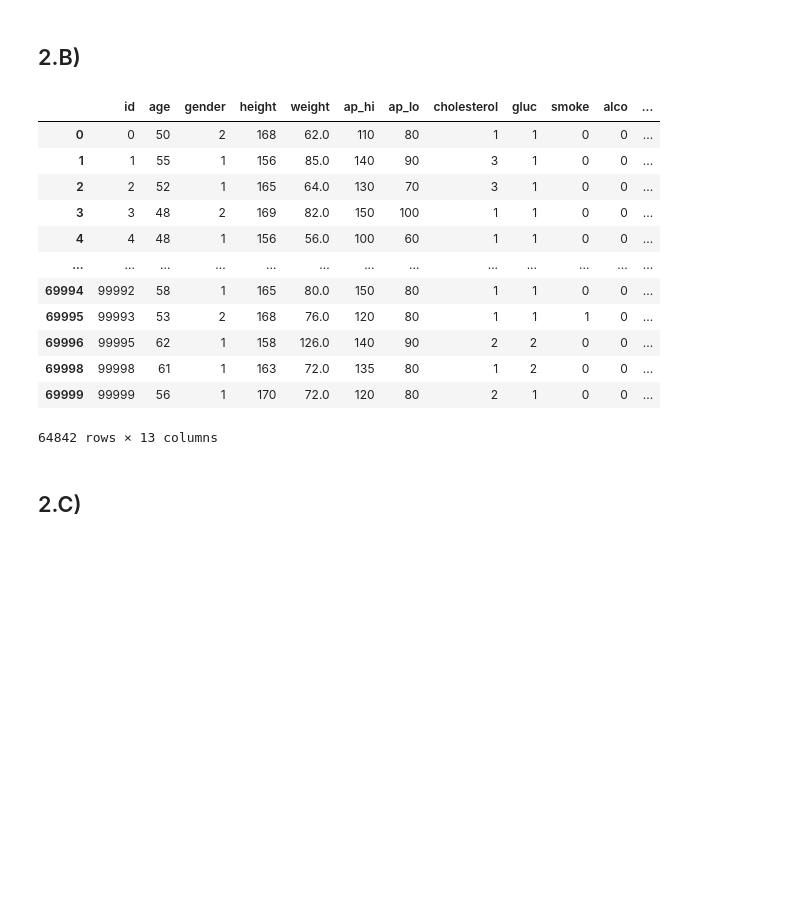
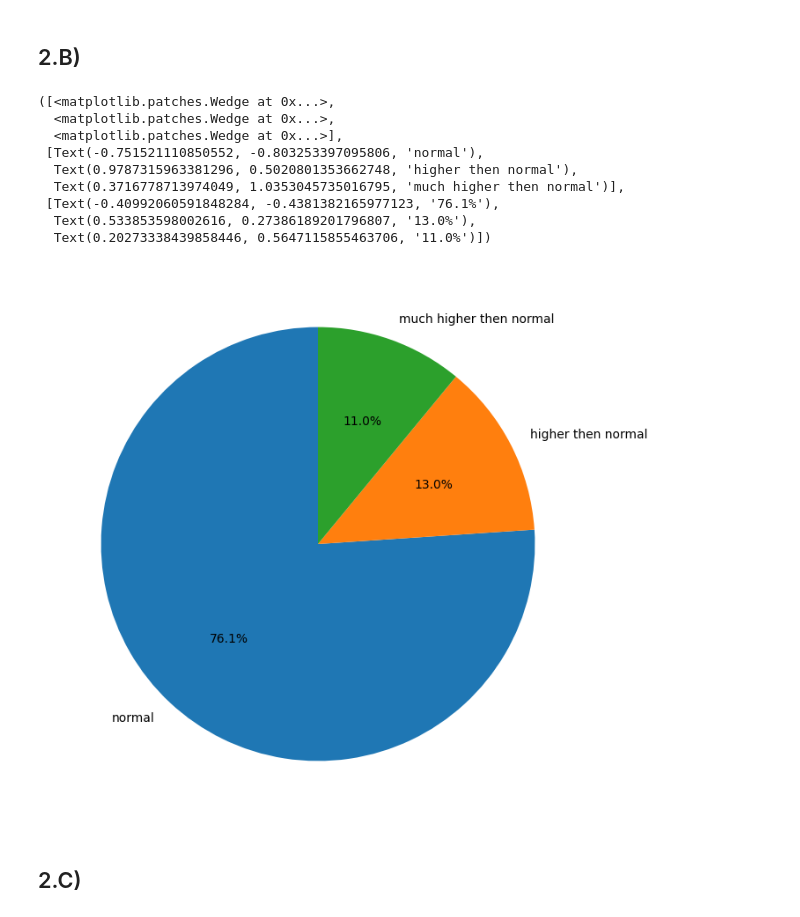
Before and after one commit to MiltonOberg/Artificial_Intelligence2-Milton-OPA23, a Jupyter notebook: Labb_1/labb_1.ipynb, the cells around one changed output. Saved outputs shown, nothing was run; the diff lists cells and outputs as text; code cells hidden in the pictures; blank space fills up the shorter version.

```diff
--- a/Labb_1/labb_1.ipynb
+++ b/Labb_1/labb_1.ipynb
@@ -631,22 +631,22 @@ plt.ylim([34500, 35100])
 ## 2.B)
 # %%
 df_cardio = df_cardio[(df_cardio['ap_hi'] > 60) & (df_cardio['ap_hi'] < 160)]
-# %%
-df_cardio
-# %% [output]
-|  | id | age | gender | height | weight | ap_hi | ap_lo | cholesterol | gluc | smoke | alco | ... |
-| 0 | 0 | 50 | 2 | 168 | 62.0 | 110 | 80 | 1 | 1 | 0 | 0 | ... |
-| 1 | 1 | 55 | 1 | 156 | 85.0 | 140 | 90 | 3 | 1 | 0 | 0 | ... |
-| 2 | 2 | 52 | 1 | 165 | 64.0 | 130 | 70 | 3 | 1 | 0 | 0 | ... |
-| 3 | 3 | 48 | 2 | 169 | 82.0 | 150 | 100 | 1 | 1 | 0 | 0 | ... |
-| 4 | 4 | 48 | 1 | 156 | 56.0 | 100 | 60 | 1 | 1 | 0 | 0 | ... |
-| ... | ... | ... | ... | ... | ... | ... | ... | ... | ... | ... | ... | ... |
-| 69994 | 99992 | 58 | 1 | 165 | 80.0 | 150 | 80 | 1 | 1 | 0 | 0 | ... |
-| 69995 | 99993 | 53 | 2 | 168 | 76.0 | 120 | 80 | 1 | 1 | 1 | 0 | ... |
-| 69996 | 99995 | 62 | 1 | 158 | 126.0 | 140 | 90 | 2 | 2 | 0 | 0 | ... |
-| 69998 | 99998 | 61 | 1 | 163 | 72.0 | 135 | 80 | 1 | 2 | 0 | 0 | ... |
-| 69999 | 99999 | 56 | 1 | 170 | 72.0 | 120 | 80 | 2 | 1 | 0 | 0 | ... |
-64842 rows × 13 columns
+# %%
+cholesterol_count= df_cardio["cholesterol"].value_counts()
+
+plt.figure(figsize=(8, 8))
+plt.pie(cholesterol_count, labels= ["normal", "higher then normal", "much higher then normal"], autopct= '%1.1f%%', startangle= 90)
+# %% [output]
+([<matplotlib.patches.Wedge at 0x...>,
+  <matplotlib.patches.Wedge at 0x...>,
+  <matplotlib.patches.Wedge at 0x...>],
+ [Text(-0.751521110850552, -0.803253397095806, 'normal'),
+  Text(0.9787315963381296, 0.5020801353662748, 'higher then normal'),
+  Text(0.3716778713974049, 1.0353045735016795, 'much higher then normal')],
+ [Text(-0.40992060591848284, -0.4381382165977123, '76.1%'),
+  Text(0.533853598002616, 0.27386189201796807, '13.0%'),
+  Text(0.20273338439858446, 0.5647115855463706, '11.0%')])
+[figure, added]
 # %% [markdown]
 ## 2.C)
 # %%
```
